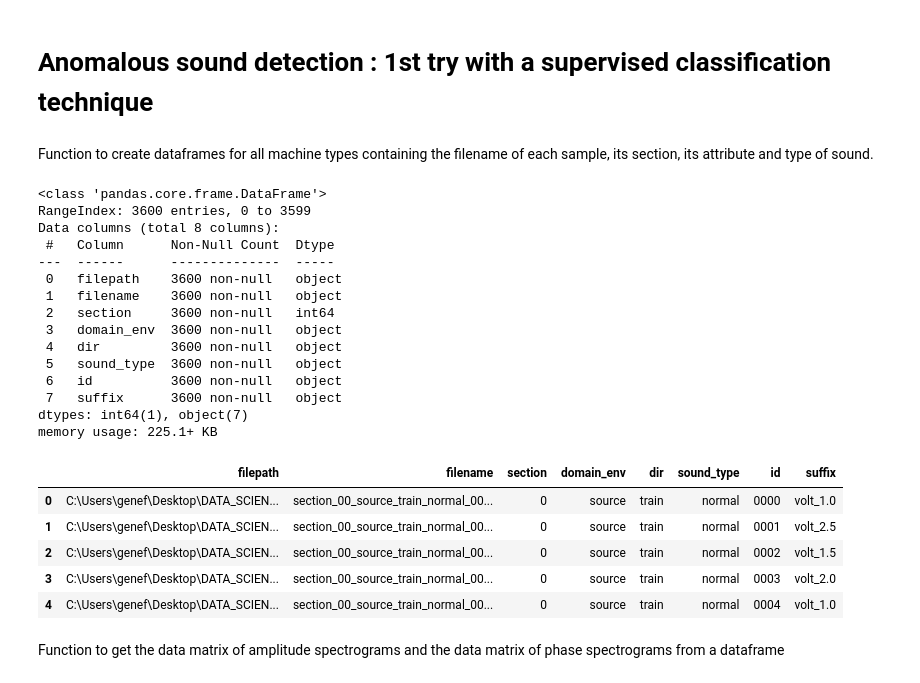
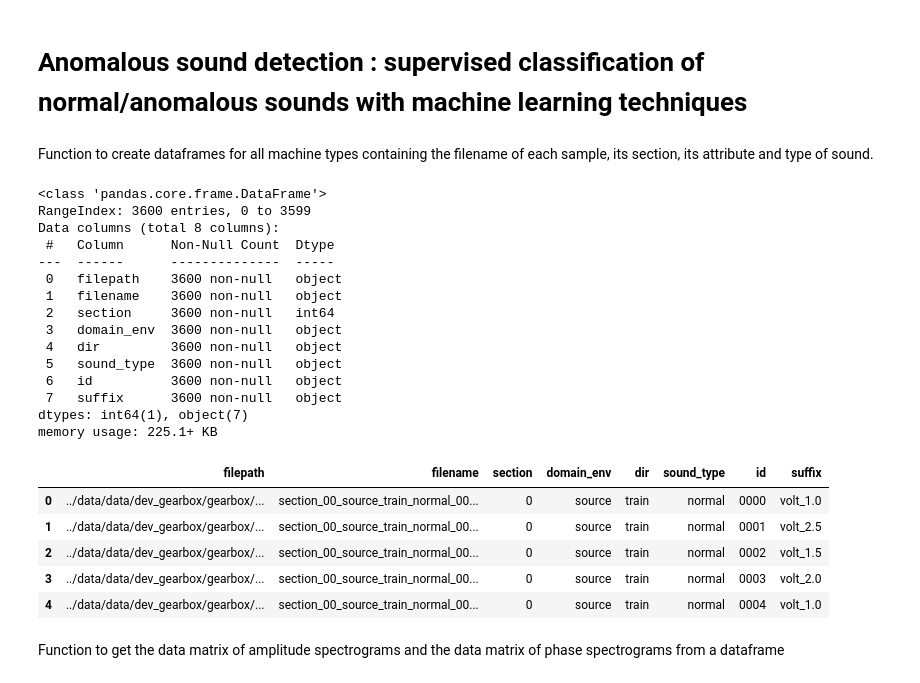
Before and after one commit to gefleury/datascientest_anomalous_sounds, a Jupyter notebook: notebooks/ASD_supervised_clf_sounds.ipynb, the cells around one changed output. Cells and saved outputs as stored; diff of their text form; code cells hidden in the pictures.

```diff
--- a/notebooks/ASD_supervised_clf_sounds.ipynb
+++ b/notebooks/ASD_supervised_clf_sounds.ipynb
@@ -1,5 +1,5 @@
 # %% [markdown]
-# Anomalous sound detection : 1st try with a supervised classification technique
+# Anomalous sound detection : supervised classification of normal/anomalous sounds with machine learning techniques
 # %%
 import librosa
 import IPython.display as ipd
@@ -27,16 +27,15 @@ import matplotlib.gridspec as gridspec
 #%matplotlib notebook
 %matplotlib inline
 # %%
-#Constant used throughout the notebook
-PATH_TRAINING_DATASET = r"C:\Users\genef\Desktop\DATA_SCIENTEST\Projet\Dataset_DCASE2022Task2"
-#PATH_ADDITIONNAL_DATASET = './Datasets/Additionnal/'
+# Enter the data path
+PATH_DATASET = "../data/data"
 # %% [markdown]
 Function to create dataframes for all machine types containing the filename of each sample, its section, its attribute and type of sound.
 # %%
 def build_dataframe(machine_str = 'valve'):
     #Get list of files in train and test directory
-    path_train_folder = PATH_TRAINING_DATASET + "\\dev_" + machine_str + "\\" + machine_str + "\\train"
-    path_test_folder = PATH_TRAINING_DATASET  + "\\dev_" + machine_str + "\\" + machine_str + "\\test"
+    path_train_folder = PATH_DATASET + "/dev_" + machine_str + "/" + machine_str + "/train"
+    path_test_folder = PATH_DATASET  + "/dev_" + machine_str + "/" + machine_str + "/test"
 
     train_files = [f for f in os.listdir(path_train_folder)]
     test_files = [f for f in os.listdir(path_test_folder)]
@@ -52,7 +51,7 @@ def build_dataframe(machine_str = 'valve'):
 
         #Append dictionnary to list
         list_dict_file.append({
-            'filepath' : path_train_folder + "\\" + filename,
+            'filepath' : path_train_folder + "/" + filename,
             'filename' : filename,
             'section' : int(splitted_filename[1]),
             'domain_env' : splitted_filename[2],
@@ -70,7 +69,7 @@ def build_dataframe(machine_str = 'valve'):
 
         #Append dictionnary to list
         list_dict_file.append({
-            'filepath' : path_test_folder  + "\\" + filename,
+            'filepath' : path_test_folder  + "/" + filename,
             'filename' : filename,
             'section' : int(splitted_filename[1]),
             'domain_env' : splitted_filename[2],
@@ -85,43 +84,43 @@ def build_dataframe(machine_str = 'valve'):
 
 def sound_from_file(filename, machine_str = 'valve', dataset = 'train'):
     df = build_dataframe(machine_str)
-    path = PATH_TRAINING_DATASET + "\\dev_" + machine_str + "\\" + machine_str + "\\" + dataset + "\\" + filename
+    path = PATH_DATASET + "/dev_" + machine_str + "/" + machine_str + "/" + dataset + "/" + filename
     return df[df['filepath']==path].iloc[0]
 
 
 
 df_fan = build_dataframe('fan')
 df_valve = build_dataframe('valve')
 df_bearing = build_dataframe('bearing')
 df_slider = build_dataframe('slider')
 df_car = build_dataframe('ToyCar')
 df_train = build_dataframe('ToyTrain')
 df_gearbox = build_dataframe('gearbox')
 
 df_fan.info()
 df_gearbox.head()
 # %% [output]
 <class 'pandas.core.frame.DataFrame'>
 RangeIndex: 3600 entries, 0 to 3599
 Data columns (total 8 columns):
  #   Column      Non-Null Count  Dtype
 ---  ------      --------------  -----
  0   filepath    3600 non-null   object
  1   filename    3600 non-null   object
  2   section     3600 non-null   int64
  3   domain_env  3600 non-null   object
  4   dir         3600 non-null   object
  5   sound_type  3600 non-null   object
  6   id          3600 non-null   object
  7   suffix      3600 non-null   object
 dtypes: int64(1), object(7)
 memory usage: 225.1+ KB
 |  | filepath | filename | section | domain_env | dir | sound_type | id | suffix |
-| 0 | C:\Users\genef\Desktop\DATA_SCIEN... | section_00_source_train_normal_00... | 0 | source | train | normal | 0000 | volt_1.0 |
-| 1 | C:\Users\genef\Desktop\DATA_SCIEN... | section_00_source_train_normal_00... | 0 | source | train | normal | 0001 | volt_2.5 |
-| 2 | C:\Users\genef\Desktop\DATA_SCIEN... | section_00_source_train_normal_00... | 0 | source | train | normal | 0002 | volt_1.5 |
-| 3 | C:\Users\genef\Desktop\DATA_SCIEN... | section_00_source_train_normal_00... | 0 | source | train | normal | 0003 | volt_2.0 |
-| 4 | C:\Users\genef\Desktop\DATA_SCIEN... | section_00_source_train_normal_00... | 0 | source | train | normal | 0004 | volt_1.0 |
+| 0 | ../data/data/dev_gearbox/gearbox/... | section_00_source_train_normal_00... | 0 | source | train | normal | 0000 | volt_1.0 |
+| 1 | ../data/data/dev_gearbox/gearbox/... | section_00_source_train_normal_00... | 0 | source | train | normal | 0001 | volt_2.5 |
+| 2 | ../data/data/dev_gearbox/gearbox/... | section_00_source_train_normal_00... | 0 | source | train | normal | 0002 | volt_1.5 |
+| 3 | ../data/data/dev_gearbox/gearbox/... | section_00_source_train_normal_00... | 0 | source | train | normal | 0003 | volt_2.0 |
+| 4 | ../data/data/dev_gearbox/gearbox/... | section_00_source_train_normal_00... | 0 | source | train | normal | 0004 | volt_1.0 |
 # %% [markdown]
 Function to get the data matrix of amplitude spectrograms and the data matrix of phase spectrograms from a dataframe
 # %%
```
Also changed, not shown: parts of 8 cells of this notebook.
